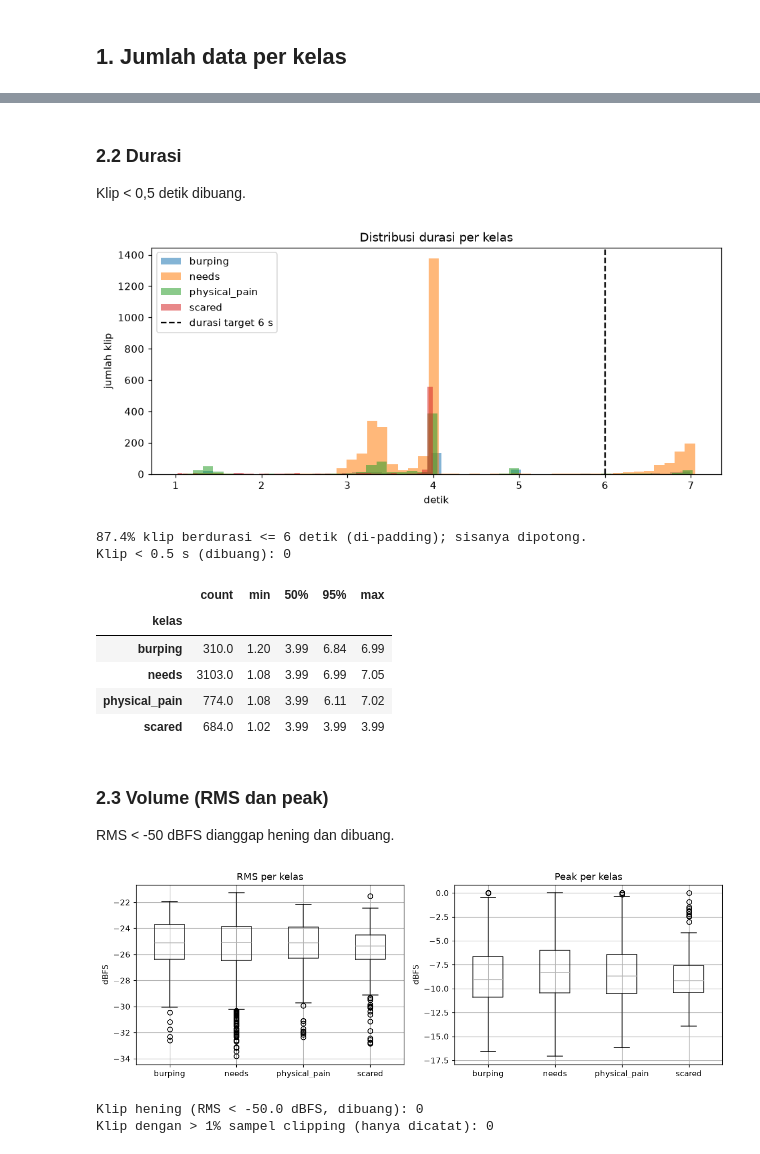
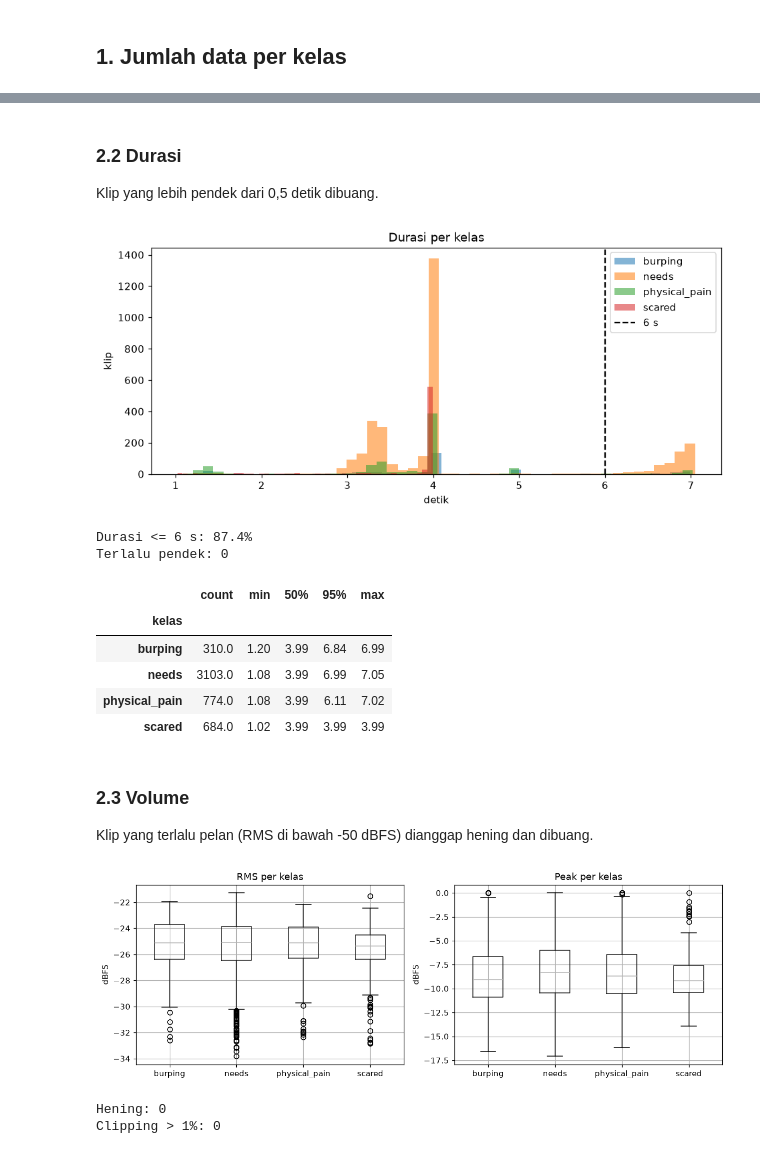
Before and after one commit to ch4nnndra/Klasifikasi-Tangisan-Bayi, a Jupyter notebook: Audit_Data.ipynb, the cells around one changed output, grey strips where cells are left out. Drawn from its saved outputs; the diff is of its cells as text; code cells hidden in the pictures.

```diff
--- a/Audit_Data.ipynb
+++ b/Audit_Data.ipynb
@@ -61,21 +68,23 @@ inv
 # %%
-# baca satu file: info dasar, hash isi audio, level, clipping, dan rata-rata MFCC
+# info satu file: durasi, hash, volume, dan MFCC rata-rata
 def inspect(path, kelas):
-    data, sr = sf.read(path, dtype="int16", always_2d=True)  # sampel mentah int16
-    y = data.astype(np.float32).mean(axis=1) / 32768.0  # mono, skala -1..1
+    data, sr = sf.read(path, dtype="int16", always_2d=True)
+    y = data.astype(np.float32).mean(axis=1) / 32768.0  # mono
     if sr != SR:
         y = librosa.resample(y, orig_sr=sr, target_sr=SR)
     peak = float(np.max(np.abs(y))) if len(y) else 0.0
     rms = float(np.sqrt(np.mean(y ** 2))) if len(y) else 0.0
     fp = librosa.feature.mfcc(y=y, sr=SR, n_mfcc=20).mean(axis=1) if len(y) >= 2048 else np.zeros(20)  # untuk cari klip mirip
     return dict(id=Path(path).stem, path=path, kelas=kelas, sr_asli=sr, channel=data.shape[1],
-                durasi=len(data) / sr, hash=hashlib.md5(data.tobytes()).hexdigest(),  # hash dari sampel, bukan header
+                durasi=len(data) / sr, hash=hashlib.md5(data.tobytes()).hexdigest(),  # hash dari isi audio
                 peak_dbfs=20 * np.log10(peak + 1e-12), rms_dbfs=20 * np.log10(rms + 1e-12),
                 frac_clipping=float(np.mean(np.abs(y) >= 0.999)), fp=fp)
 
-rows = Parallel(n_jobs=-1, verbose=1)(delayed(inspect)(p, c) for p, c in files)
+
+# cek semua file secara paralel
+rows = Parallel(n_jobs=-1)(delayed(inspect)(p, c) for p, c in files)
 df = pd.DataFrame(rows)
-fps = np.stack(df.pop("fp").values)  # matriks MFCC (jumlah klip x 20)
+fps = np.stack(df.pop("fp").values)  # MFCC rata-rata tiap klip
 df["status"] = "lolos"
-print(f"{len(df)} file diperiksa. Sample rate: {sorted(df.sr_asli.unique().tolist())}, channel: {sorted(df.channel.unique().tolist())}")
-df.head()
+print(f"{len(df)} file, sample rate {sorted(df.sr_asli.unique().tolist())}, channel {sorted(df.channel.unique().tolist())}")
+df[["id", "kelas", "durasi", "rms_dbfs", "peak_dbfs"]].head().round(2)
@@ -82,24 +99,27 @@ df.head()
 # %% [markdown]
 ### 2.2 Durasi
-Klip < 0,5 detik dibuang.
+Klip yang lebih pendek dari 0,5 detik dibuang.
 # %%
+# histogram durasi per kelas
 fig, ax = plt.subplots(figsize=(10, 4))
 for c in CLASSES:
     ax.hist(df[df.kelas == c].durasi, bins=50, alpha=.55, label=c)
-ax.axvline(DUR, color="k", ls="--", label=f"durasi target {DUR} s")
-ax.set(title="Distribusi durasi per kelas", xlabel="detik", ylabel="jumlah klip"); ax.legend()
-fig.savefig(OUT / "audit_durasi.png", bbox_inches="tight"); plt.show()
+ax.axvline(DUR, color="k", ls="--", label=f"{DUR} s")
+ax.set(title="Durasi per kelas", xlabel="detik", ylabel="klip")
+ax.legend()
+fig.savefig(OUT / "audit_durasi.png", bbox_inches="tight")
+plt.show()
 
+# tandai klip terlalu pendek dan tampilkan statistik durasi
 df.loc[df.durasi < MIN_DUR, "status"] = "terlalu_pendek"
-# statistik durasi per kelas
 dur_tab = df.groupby("kelas").durasi.describe(percentiles=[.5, .95])[["count", "min", "50%", "95%", "max"]].round(2)
-print(f"{100 * (df.durasi <= DUR).mean():.1f}% klip berdurasi <= {DUR} detik (di-padding); sisanya dipotong.")
-print(f"Klip < {MIN_DUR} s (dibuang): {(df.durasi < MIN_DUR).sum()}")
+print(f"Durasi <= {DUR} s: {100 * (df.durasi <= DUR).mean():.1f}%")
+print(f"Terlalu pendek: {(df.durasi < MIN_DUR).sum()}")
 dur_tab
 # %% [output]
-[figure, old version]
+[figure, new version]
-87.4% klip berdurasi <= 6 detik (di-padding); sisanya dipotong.
-Klip < 0.5 s (dibuang): 0
+Durasi <= 6 s: 87.4%
+Terlalu pendek: 0
 |  | count | min | 50% | 95% | max |
 | kelas |  |  |  |  |  |
 | burping | 310.0 | 1.20 | 3.99 | 6.84 | 6.99 |
@@ -107,19 +127,26 @@ Klip < 0.5 s (dibuang): 0
 | physical_pain | 774.0 | 1.08 | 3.99 | 6.11 | 7.02 |
 | scared | 684.0 | 1.02 | 3.99 | 3.99 | 3.99 |
 # %% [markdown]
-### 2.3 Volume (RMS dan peak)
-RMS < -50 dBFS dianggap hening dan dibuang.
+### 2.3 Volume
+Klip yang terlalu pelan (RMS di bawah -50 dBFS) dianggap hening dan dibuang.
 # %%
+# boxplot RMS dan peak per kelas
 fig, ax = plt.subplots(1, 2, figsize=(11, 4))
-df.boxplot(column="rms_dbfs", by="kelas", ax=ax[0]); ax[0].set(title="RMS per kelas", ylabel="dBFS", xlabel="")
-df.boxplot(column="peak_dbfs", by="kelas", ax=ax[1]); ax[1].set(title="Peak per kelas", ylabel="dBFS", xlabel="")
-fig.suptitle(""); fig.tight_layout(); fig.savefig(OUT / "audit_level.png", bbox_inches="tight"); plt.show()
+df.boxplot(column="rms_dbfs", by="kelas", ax=ax[0])
+ax[0].set(title="RMS per kelas", ylabel="dBFS", xlabel="")
+df.boxplot(column="peak_dbfs", by="kelas", ax=ax[1])
+ax[1].set(title="Peak per kelas", ylabel="dBFS", xlabel="")
+fig.suptitle("")
+fig.tight_layout()
+fig.savefig(OUT / "audit_level.png", bbox_inches="tight")
+plt.show()
 
+# tandai klip hening
 df.loc[df.rms_dbfs < SILENT_DBFS, "status"] = "hening"
-print(f"Klip hening (RMS < {SILENT_DBFS} dBFS, dibuang): {(df.rms_dbfs < SILENT_DBFS).sum()}")
-print(f"Klip dengan > 1% sampel clipping (hanya dicatat): {(df.frac_clipping > 0.01).sum()}")
+print(f"Hening: {(df.rms_dbfs < SILENT_DBFS).sum()}")
+print(f"Clipping > 1%: {(df.frac_clipping > 0.01).sum()}")
 # %% [output]
 [figure]
-Klip hening (RMS < -50.0 dBFS, dibuang): 0
-Klip dengan > 1% sampel clipping (hanya dicatat): 0
+Hening: 0
+Clipping > 1%: 0
 # %% [markdown]
```
Also changed, not shown: parts of 16 cells of this notebook, 16 other files.
